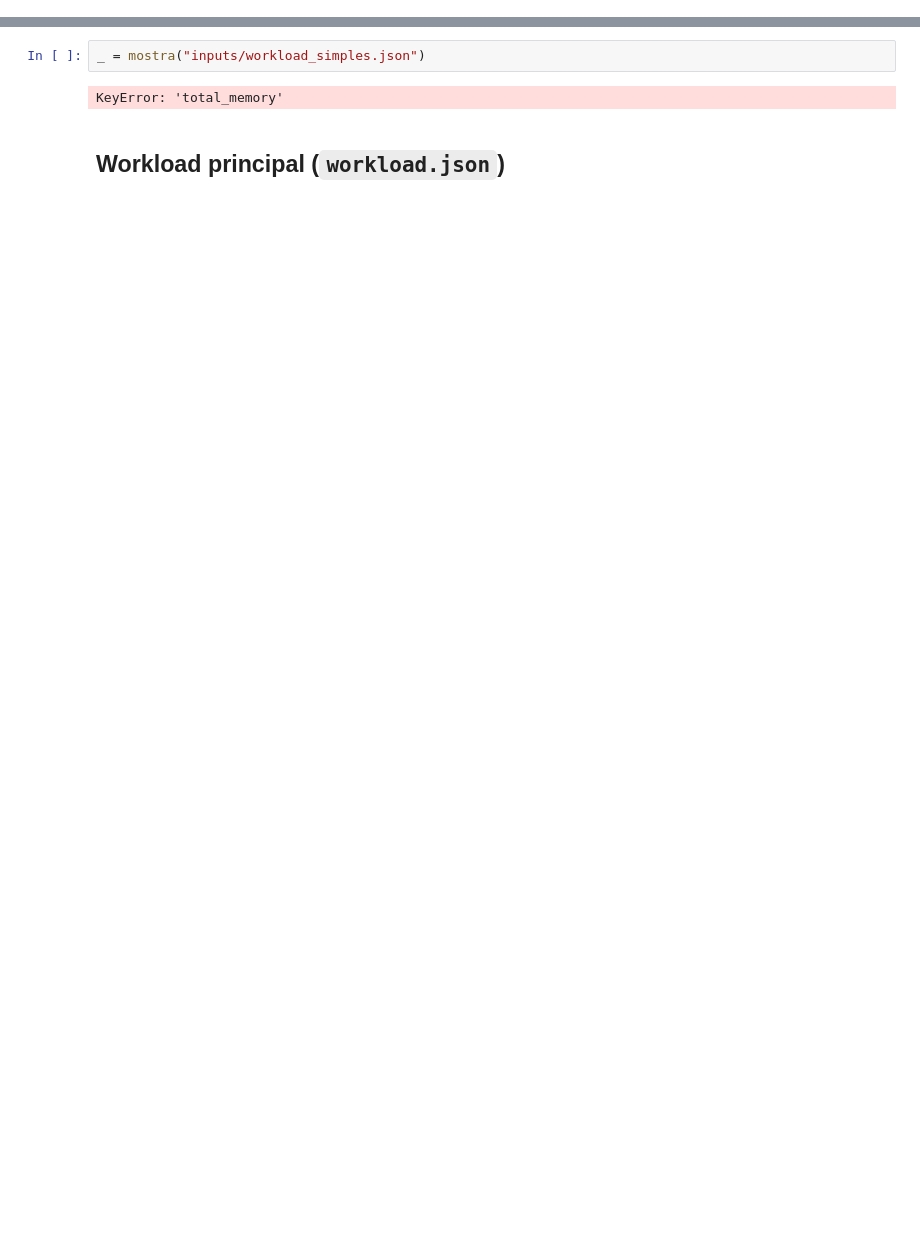
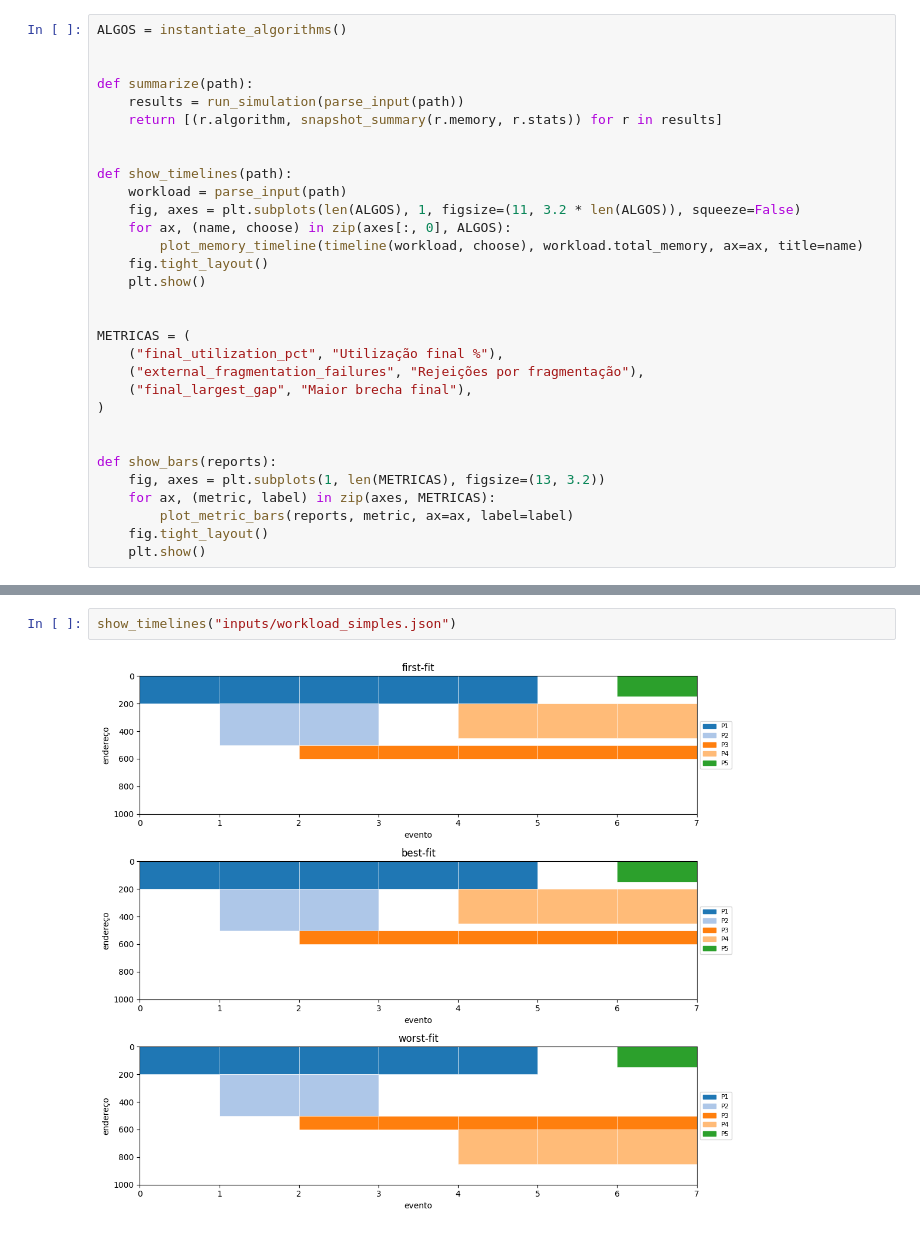
Before and after one commit to oliveirasWell/so-2026-01-ufms, a Jupyter notebook: trab-2-simulator-mem/notebook.ipynb, the cells around one changed output, grey strips where cells are left out. Cells and saved outputs as stored; diff of their text form; blank space fills up the shorter version.

```diff
--- a/trab-2-simulator-mem/notebook.ipynb
+++ b/trab-2-simulator-mem/notebook.ipynb
@@ -90,0 +30,31 @@ def mostra(path):
+# %%
+ALGOS = instantiate_algorithms()
+
+
+def summarize(path):
+    results = run_simulation(parse_input(path))
+    return [(r.algorithm, snapshot_summary(r.memory, r.stats)) for r in results]
+
+
+def show_timelines(path):
+    workload = parse_input(path)
+    fig, axes = plt.subplots(len(ALGOS), 1, figsize=(11, 3.2 * len(ALGOS)), squeeze=False)
+    for ax, (name, choose) in zip(axes[:, 0], ALGOS):
+        plot_memory_timeline(timeline(workload, choose), workload.total_memory, ax=ax, title=name)
+    fig.tight_layout()
+    plt.show()
+
+
+METRICAS = (
+    ("final_utilization_pct", "Utilização final %"),
+    ("external_fragmentation_failures", "Rejeições por fragmentação"),
+    ("final_largest_gap", "Maior brecha final"),
+)
+
+
+def show_bars(reports):
+    fig, axes = plt.subplots(1, len(METRICAS), figsize=(13, 3.2))
+    for ax, (metric, label) in zip(axes, METRICAS):
+        plot_metric_bars(reports, metric, ax=ax, label=label)
+    fig.tight_layout()
+    plt.show()
@@ -91,6 +83,4 @@ def mostra(path):
 # %%
-_ = mostra("inputs/workload_simples.json")
+show_timelines("inputs/workload_simples.json")
 # %% [output]
-KeyError: 'total_memory'
+[figure, added]
-# %% [markdown]
-## Workload principal (`workload.json`)
```
Also changed, not shown: parts of 24 cells of this notebook, 8 other files.
